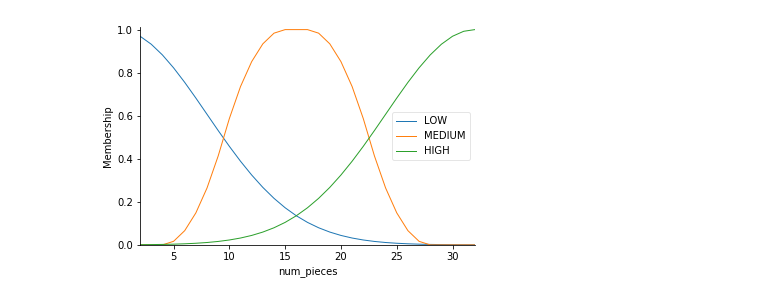
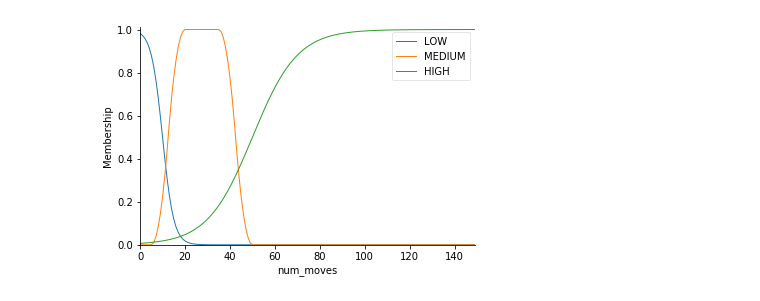
Before and after one commit to DaveFerBear/chess_ai, a Jupyter notebook: notebooks/FuzzyExperiments.ipynb, the cells around one changed output. Cells and saved outputs as stored; diff of their text form; code cells hidden in the pictures.

```diff
--- a/notebooks/FuzzyExperiments.ipynb
+++ b/notebooks/FuzzyExperiments.ipynb
@@ -37,4 +38,7 @@ num_pieces['HIGH'] = fuzz.gaussmf(num_pieces.universe, 32, 8)
-# %%
-num_pieces.view()
-# %% [output]
-[figure, removed]
+# %%
+num_moves['LOW'] = fuzz.sigmf(num_moves.universe, 10, -.4)
+num_moves['MEDIUM'] = fuzz.pimf(num_moves.universe, 5, 20, 35, 50)
+num_moves['HIGH'] = fuzz.sigmf(num_moves.universe, 50, .1)
+num_moves.view()
+# %% [output]
+[figure, added]
```
Also changed, not shown: parts of 4 cells of this notebook.
